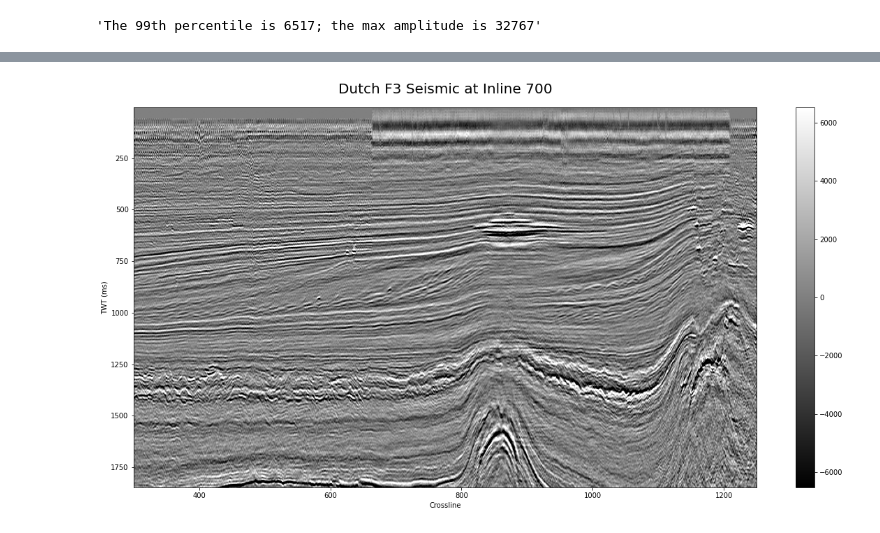
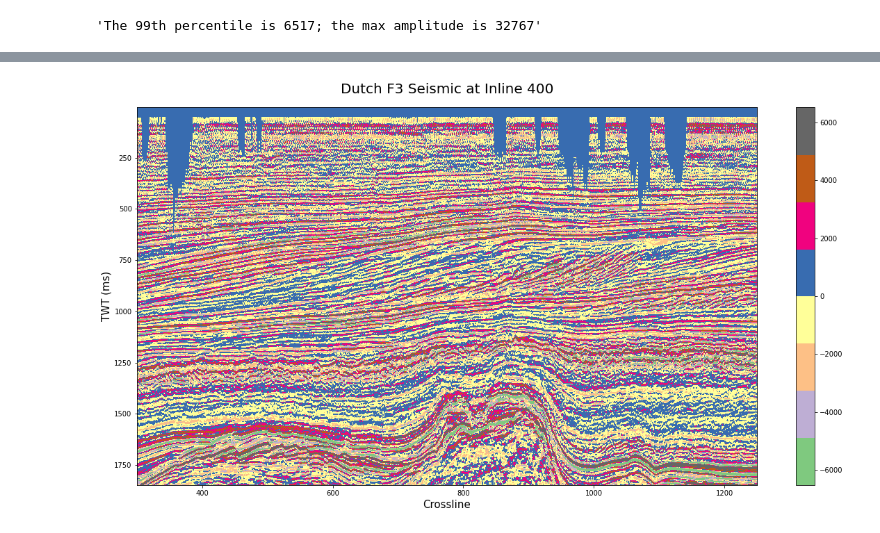
Before and after one commit to yohanesnuwara/computational-geophysics, a Jupyter notebook: seismic/seis_util.ipynb, the cells around one changed output, grey strips where cells are left out. Cells and saved outputs as stored; diff of their text form; code cells hidden in the pictures.

```diff
--- a/seismic/seis_util.ipynb
+++ b/seismic/seis_util.ipynb
@@ -84,37 +43,0 @@ def slicing(cube, type, loc, a_line):
-# %%
-def display_slice(slices, type, b_line, c_line, cmap, vmin, vmax):
-
-  """
-  Display the slice
-
-  Input:
-
-  slices: the slice data, 2D numpy array
-  type: 'il' for inline slicing, 'xl' for xline slicing, 'ts' for time slicing
-  b_line, c_line: array of inline, crossline, and timeslice, depends on the
-                  type you're choosing (1D numpy array)
-  * for 'il': b_line = crossline array, c_line = twt array
-  * for 'xl': b_line = inline array, c_line = twt array
-  * for 'ts': b_line = inline array, c_line = crossline array
-
-  cmap: matplotlib pyplot colormaps ('gray', 'RdBu', 'seismic',
-        jet, Accent, ...)
-  vmin, vmax: the minimum and maximum range for colormap. Many options:
-  * None, None: normal and default plotting
-  * specified vmin, vmax (e.g. vmin = 0, vmax = 1000)
-  * vmin = -percentile99, vmax = +percentile99, percentiles of the cube
-
-  """
-
-  import numpy as np
-  import matplotlib.pyplot as plt
-
-  if type == 'il' or type == 'xl':
-    extent = [b_line[0], b_line[-1], c_line[-1], c_line[0]]
-    p1 = plt.imshow(slices.T, vmin=vmin, vmax=vmax, aspect='auto', extent=extent, cmap=cmap)
-    plt.colorbar(p1)
-
-  if type == 'ts':
-    extent = [b_line[0], b_line[-1], c_line[-1], c_line[0]]
-    p1 = plt.imshow(slices.T, vmin=vmin, vmax=vmax, aspect='auto', extent=extent, cmap=cmap)
-    plt.colorbar(p1)
@@ -149,12 +105,12 @@ print(twt[:10])
 # %%
-inline_number = 700
+inline_number = 400
 
 slices = slicing(data, 'il', inline_number, inlines)
 
 plt.figure(figsize=(20,10))
-display_slice(slices, 'il', crosslines, twt, 'gray', -vm, vm) # call function
+display_slice(slices, 'il', crosslines, twt, 'Accent', -vm, vm) # call function
 plt.title('Dutch F3 Seismic at Inline {}'.format(inline_number), size=20, pad=20)
-plt.xlabel('Crossline'); plt.ylabel('TWT (ms)')
+plt.xlabel('Crossline', size=15); plt.ylabel('TWT (ms)', size=15)
 plt.show()
 # %% [output]
-[figure, old version]
+[figure, new version]
```
Also changed, not shown: parts of 16 cells of this notebook.
